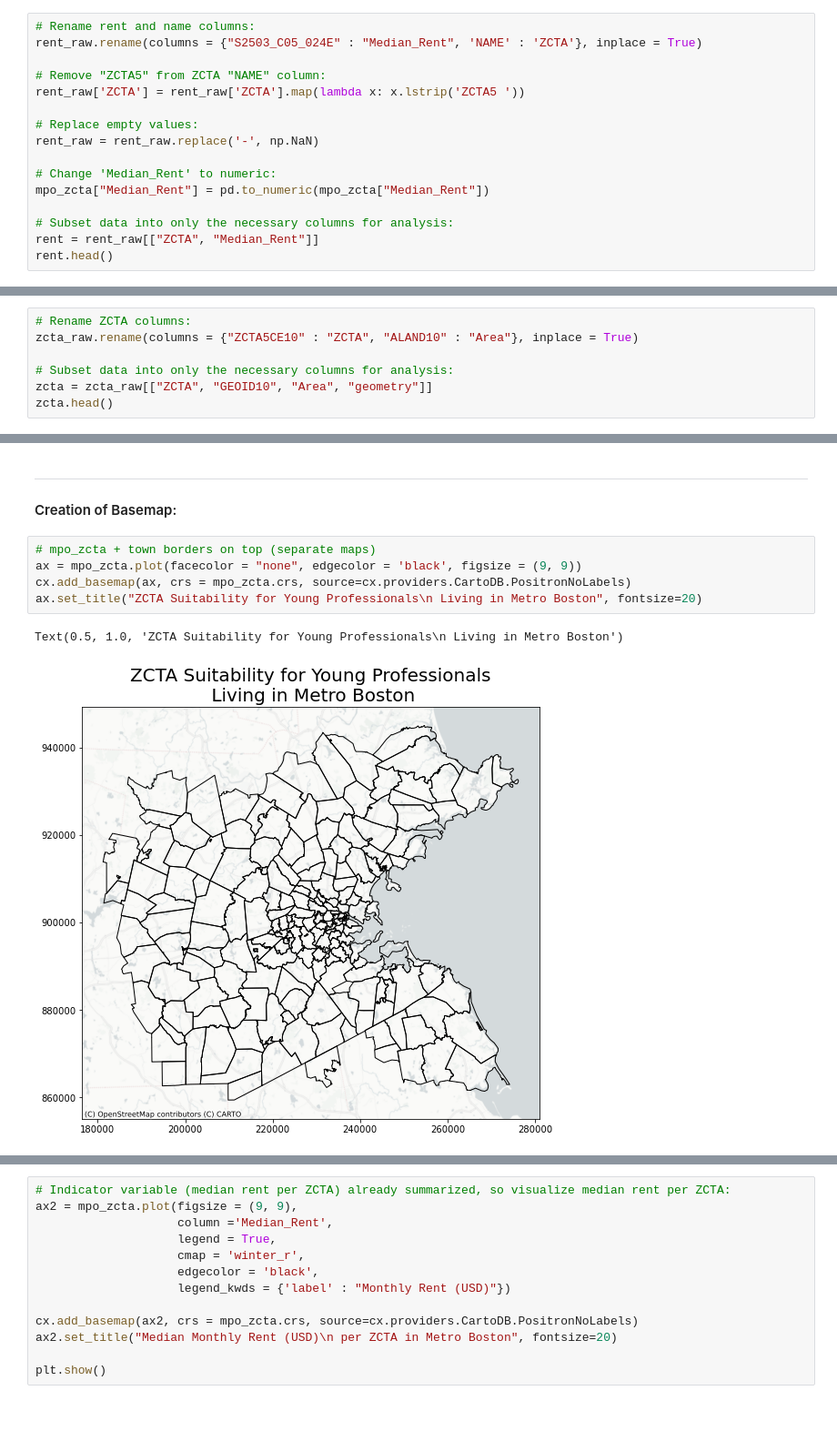
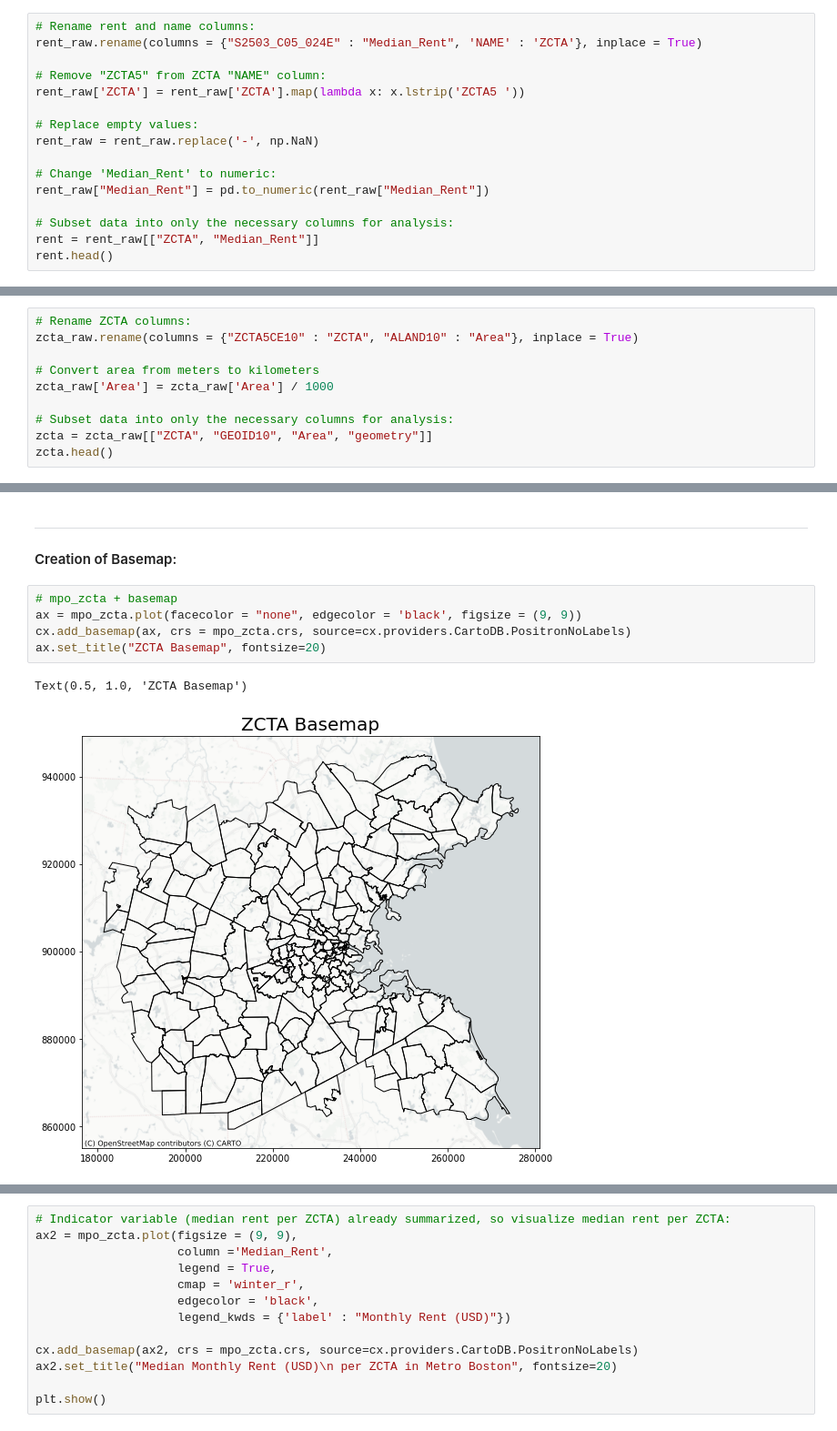
Before and after one commit to jess-wilson2020/uep239-final-project, a Jupyter notebook: uep239-final-project.ipynb, the cells around one changed output, grey strips where cells are left out. Shown at 91% size. Drawn from its saved outputs; the diff is of its cells as text.

Commit message:
Finished analysis of suitability indicator variables.

```diff
--- a/uep239-final-project.ipynb
+++ b/uep239-final-project.ipynb
@@ -123,7 +122,7 @@ rent_raw['ZCTA'] = rent_raw['ZCTA'].map(lambda x: x.lstrip('ZCTA5 '))
 rent_raw = rent_raw.replace('-', np.NaN)
 
 # Change 'Median_Rent' to numeric:
-mpo_zcta["Median_Rent"] = pd.to_numeric(mpo_zcta["Median_Rent"])
+rent_raw["Median_Rent"] = pd.to_numeric(rent_raw["Median_Rent"])
 
 # Subset data into only the necessary columns for analysis:
 rent = rent_raw[["ZCTA", "Median_Rent"]]
@@ -310,6 +309,9 @@ memory usage: 50.6+ KB
 # Rename ZCTA columns:
 zcta_raw.rename(columns = {"ZCTA5CE10" : "ZCTA", "ALAND10" : "Area"}, inplace = True)
 
+# Convert area from meters to kilometers
+zcta_raw['Area'] = zcta_raw['Area'] / 1000
+
 # Subset data into only the necessary columns for analysis:
 zcta = zcta_raw[["ZCTA", "GEOID10", "Area", "geometry"]]
 zcta.head()
@@ -456,13 +489,13 @@ grocery = grocery.set_crs('epsg:4326')
 
 #### Creation of Basemap:
 # %%
-# mpo_zcta + town borders on top (separate maps)
+# mpo_zcta + basemap
 ax = mpo_zcta.plot(facecolor = "none", edgecolor = 'black', figsize = (9, 9))
 cx.add_basemap(ax, crs = mpo_zcta.crs, source=cx.providers.CartoDB.PositronNoLabels)
-ax.set_title("ZCTA Suitability for Young Professionals\n Living in Metro Boston", fontsize=20)
+ax.set_title("ZCTA Basemap", fontsize=20)
 # %% [output]
-Text(0.5, 1.0, 'ZCTA Suitability for Young Professionals\n Living in Metro Boston')
+Text(0.5, 1.0, 'ZCTA Basemap')
-[figure, old version]
+[figure, new version]
 # %% [markdown]
 ---
 
```
Also changed, not shown: parts of 62 cells of this notebook.
